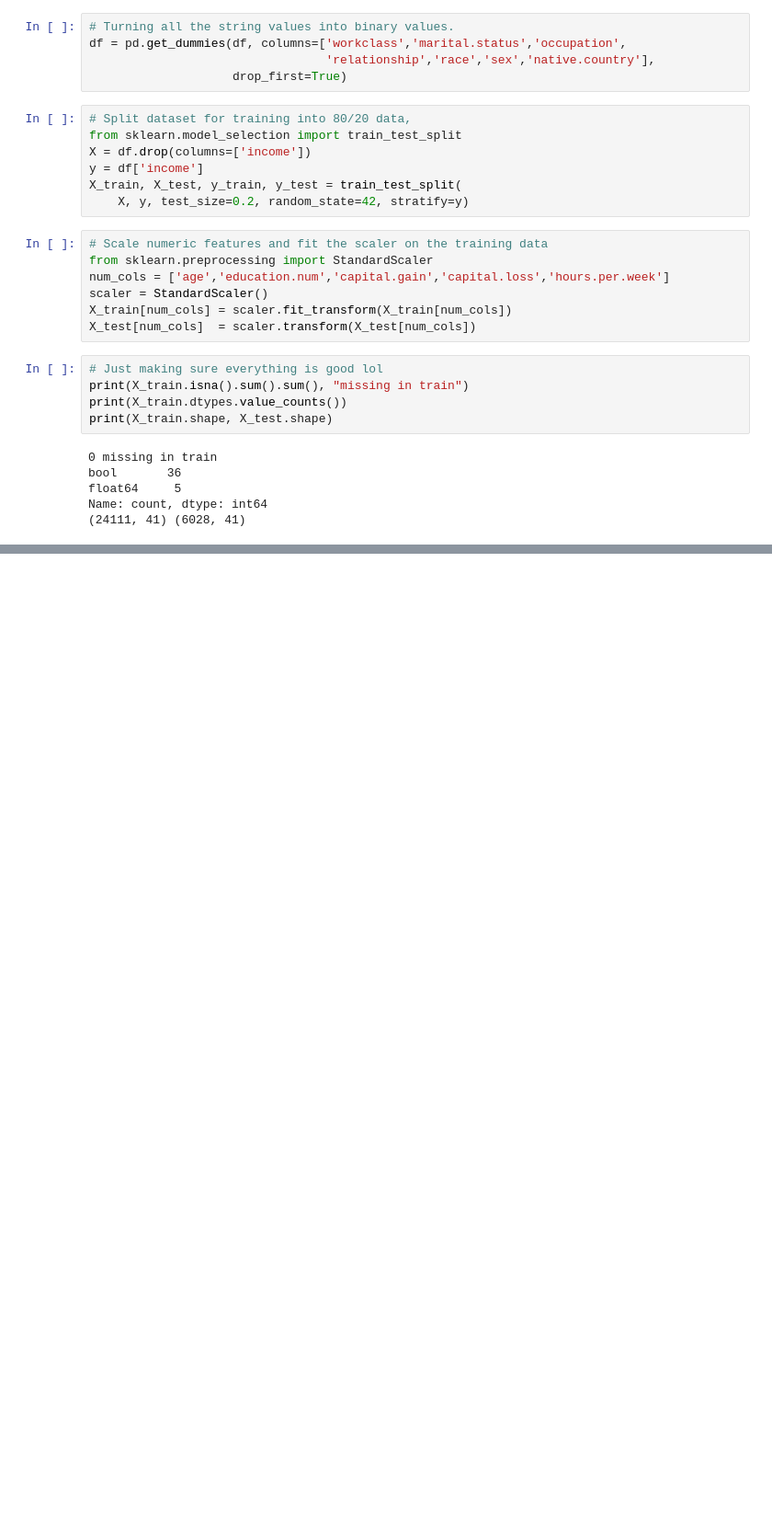
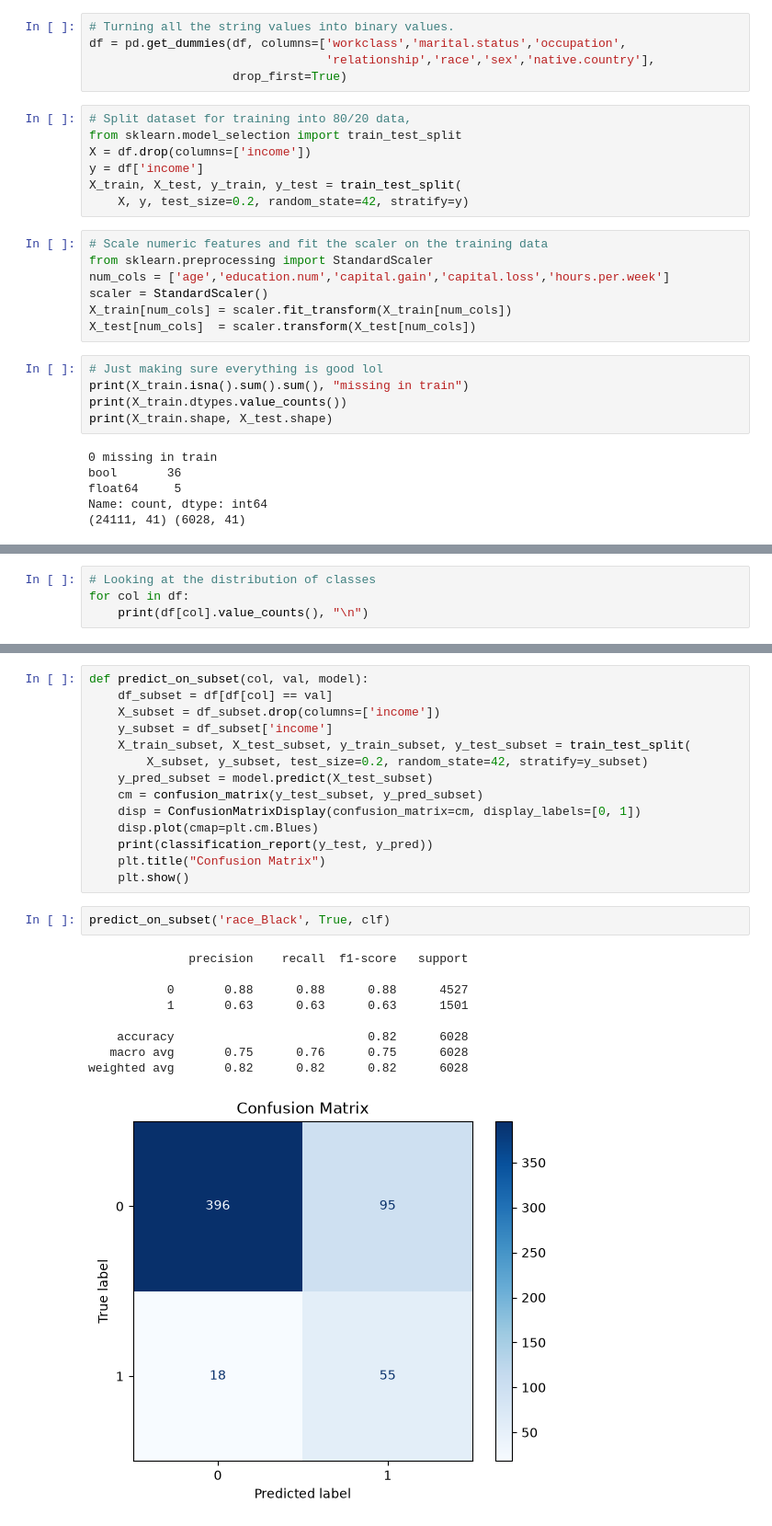
Before and after one commit to LouisUF/Intro-To-ML-Project, a Jupyter notebook: Term Project Group 19.ipynb, the cells around one changed output, grey strips where cells are left out. Shown at 92% size. Saved outputs shown, nothing was run; the diff lists cells and outputs as text; blank space fills up the shorter version.

```diff
--- a/Term Project Group 19.ipynb
+++ b/Term Project Group 19.ipynb
@@ -121,0 +140,4 @@ Name: count, dtype: int64
+# %%
+# Looking at the distribution of classes
+for col in df:
+    print(df[col].value_counts(), "\n")
@@ -121,0 +194,26 @@ Name: count, dtype: int64
+# %%
+def predict_on_subset(col, val, model):
+    df_subset = df[df[col] == val]
+    X_subset = df_subset.drop(columns=['income'])
+    y_subset = df_subset['income']
+    X_train_subset, X_test_subset, y_train_subset, y_test_subset = train_test_split(
+        X_subset, y_subset, test_size=0.2, random_state=42, stratify=y_subset)
+    y_pred_subset = model.predict(X_test_subset)
+    cm = confusion_matrix(y_test_subset, y_pred_subset)
+    disp = ConfusionMatrixDisplay(confusion_matrix=cm, display_labels=[0, 1])
+    disp.plot(cmap=plt.cm.Blues)
+    print(classification_report(y_test, y_pred))
+    plt.title("Confusion Matrix")
+    plt.show()
+# %%
+predict_on_subset('race_Black', True, clf)
+# %% [output]
+              precision    recall  f1-score   support
+
+           0       0.88      0.88      0.88      4527
+           1       0.63      0.63      0.63      1501
+
+    accuracy                           0.82      6028
+   macro avg       0.75      0.76      0.75      6028
+weighted avg       0.82      0.82      0.82      6028
+[figure, added]
```
Also changed, not shown: parts of 42 cells of this notebook.
